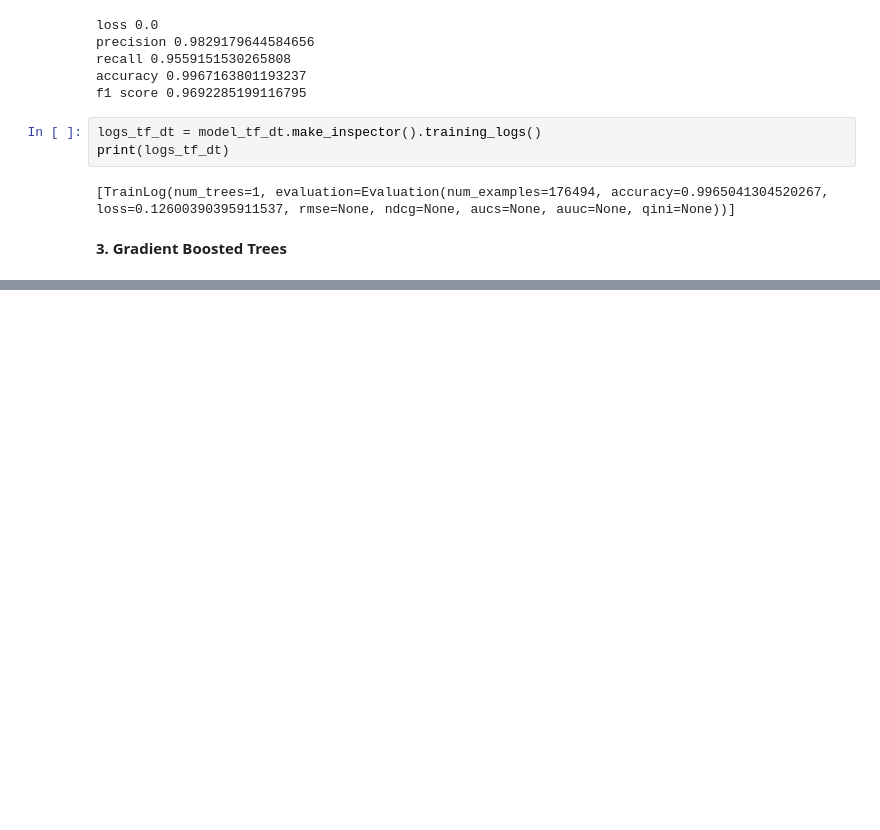
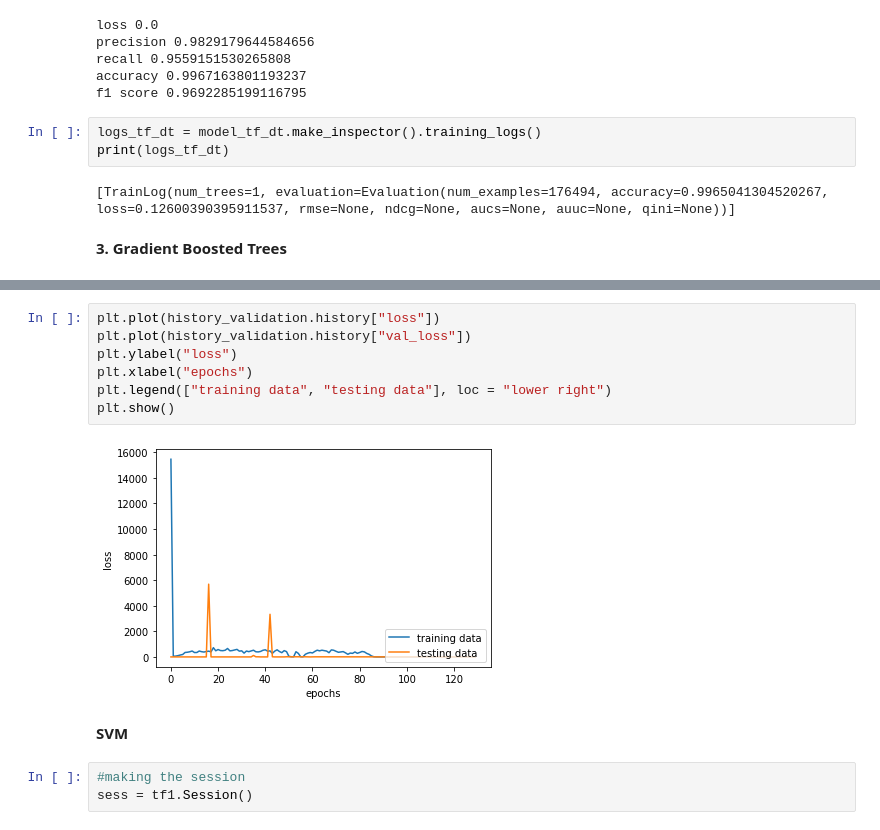
Before and after one commit to christynatalia/CSCI316_FinalProject, a Jupyter notebook: FinalProject_Pandas_CSCI316.ipynb, the cells around one changed output, grey strips where cells are left out. Cells and saved outputs as stored; diff of their text form; blank space fills up the shorter version.

```diff
--- a/FinalProject_Pandas_CSCI316.ipynb
+++ b/FinalProject_Pandas_CSCI316.ipynb
@@ -1087,0 +1222,14 @@ f1 score 0.9811127892148487
+# %%
+plt.plot(history_validation.history["loss"])
+plt.plot(history_validation.history["val_loss"])
+plt.ylabel("loss")
+plt.xlabel("epochs")
+plt.legend(["training data", "testing data"], loc = "lower right")
+plt.show()
+# %% [output]
+[figure, added]
+# %% [markdown]
+**SVM**
+# %%
+#making the session
+sess = tf1.Session()
```
Also changed, not shown: parts of 50 cells of this notebook.
